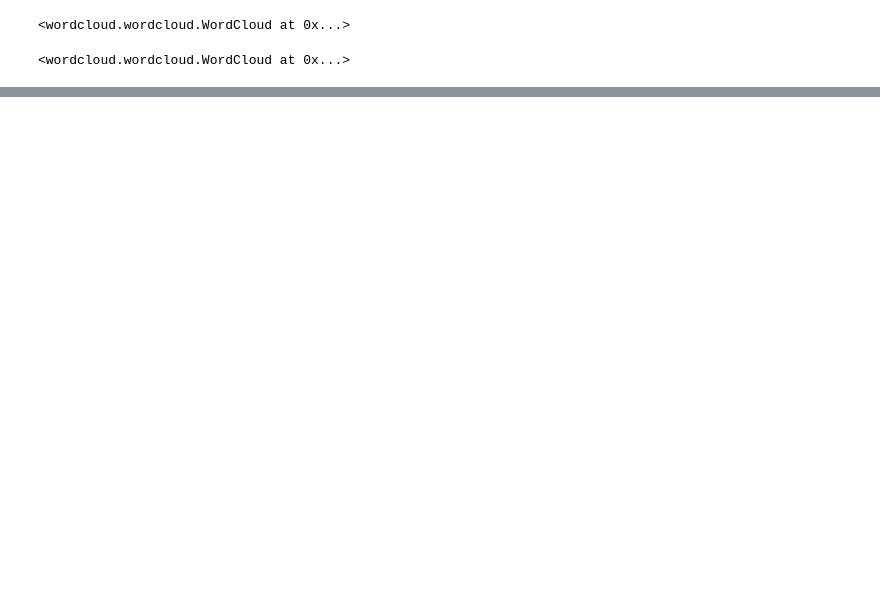
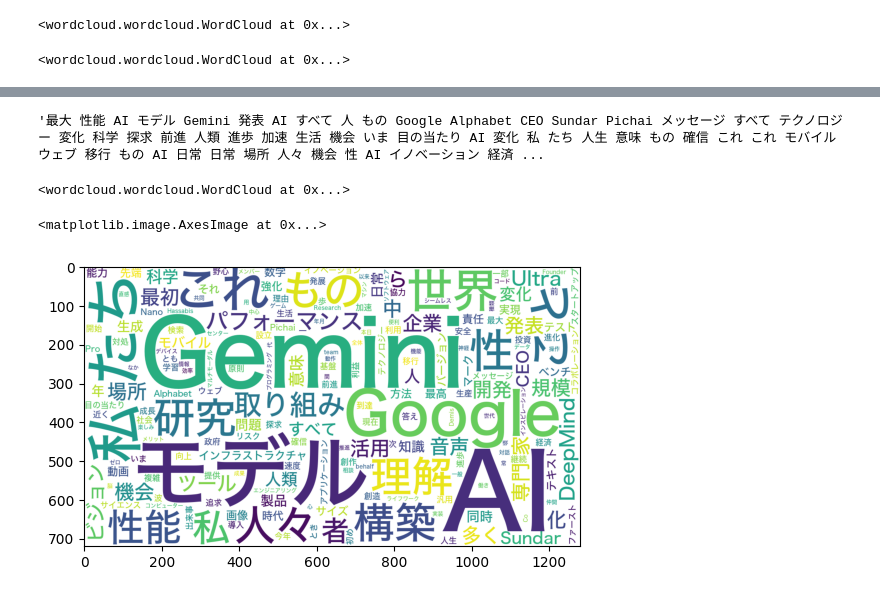
Before and after one commit to happyWeirdo/kadai06_basic_php_20231202, a Jupyter notebook: wordCloudJapanese.ipynb, the cells around one changed output, grey strips where cells are left out. Drawn from its saved outputs; the diff is of its cells as text; code cells hidden in the pictures; blank space fills up the shorter version.

```diff
--- a/wordCloudJapanese.ipynb
+++ b/wordCloudJapanese.ipynb
@@ -88,0 +180,16 @@ OSError: cannot open resource
+# %%
+words = ' '.join(nouns)
+words
+# %% [output]
+'最大 性能 AI モデル Gemini 発表 AI すべて 人 もの Google Alphabet CEO Sundar Pichai メッセージ すべて テクノロジー 変化 科学 探求 前進 人類 進歩 加速 生活 機会 いま 目の当たり AI 変化 私 たち 人生 意味 もの 確信 これ これ モバイル ウェブ 移行 もの AI 日常 日常 場所 人々 機会 性 AI イノベーション 経済 ...
+# %%
+wc = WordCloud(width=1280, height=720, background_color='white', font_path=font_path)
+wc.generate(words)
+wc.to_file('wcjp2.png')
+# %% [output]
+<wordcloud.wordcloud.WordCloud at 0x...>
+# %%
+plt.imshow(wc)
+# %% [output]
+<matplotlib.image.AxesImage at 0x...>
+[figure, added]
```
Also changed, not shown: parts of 16 cells of this notebook, 4 other files.
